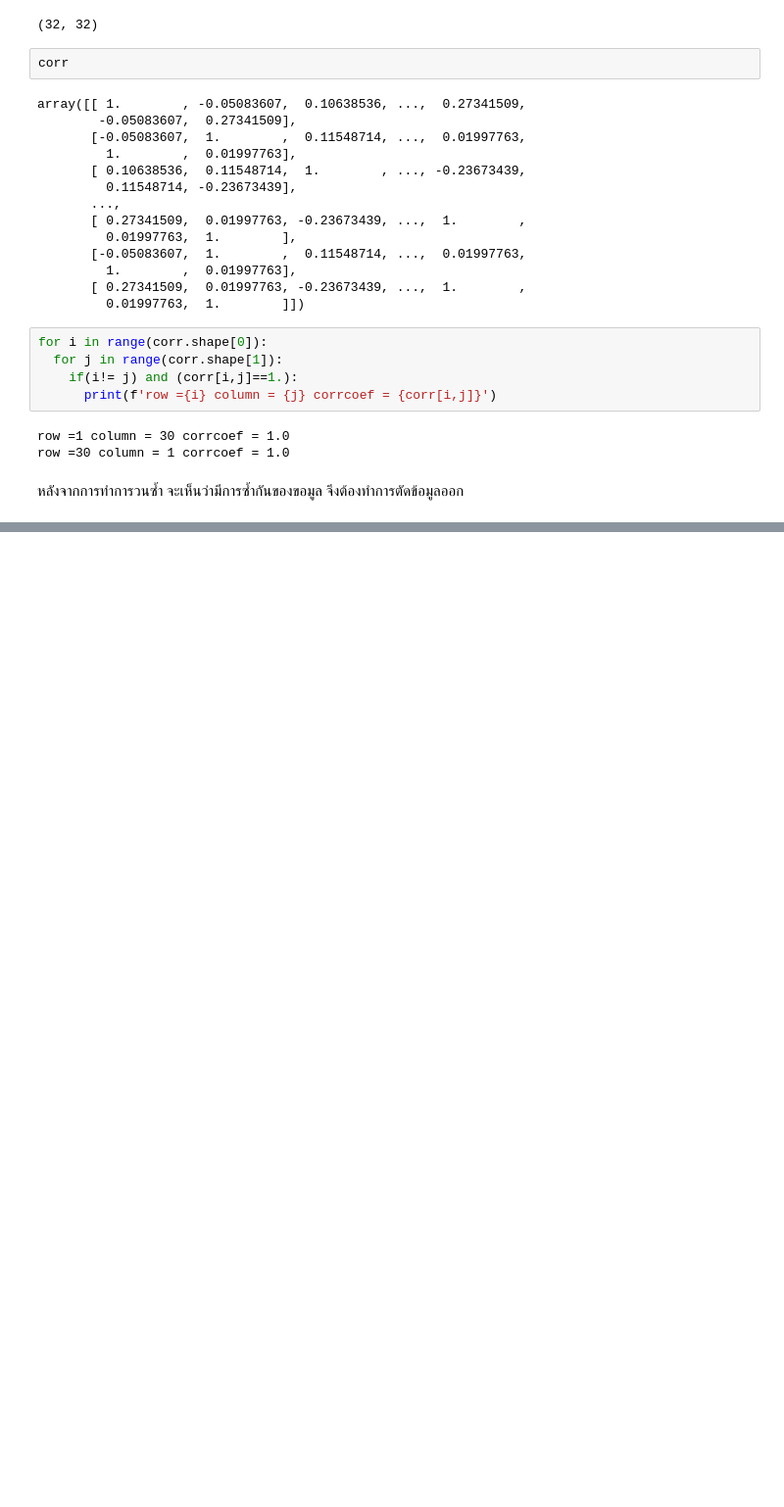
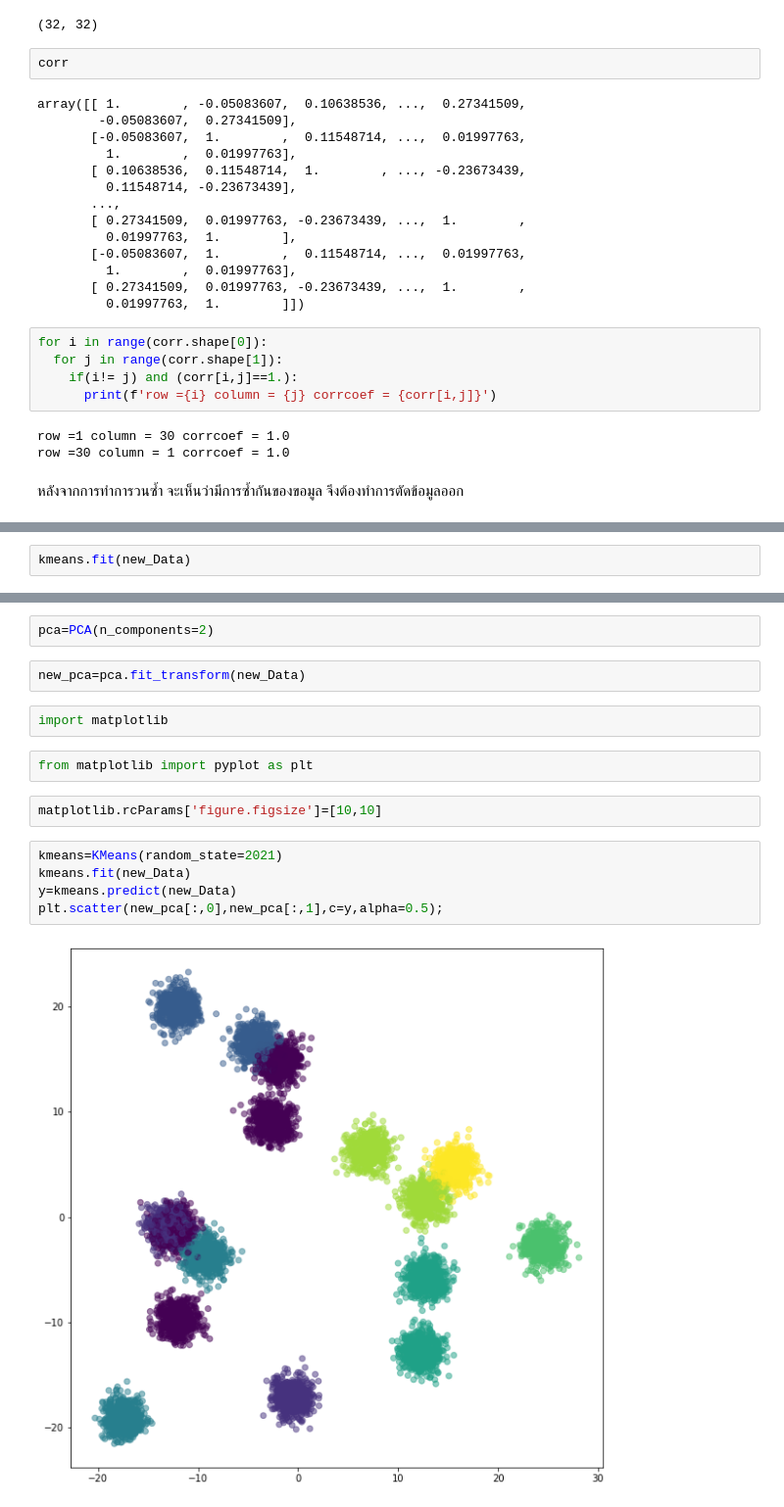
Before and after one commit to nichakornchaisuwan/multivariaet, a Jupyter notebook: Multivariate_Exam.ipynb, the cells around one changed output, grey strips where cells are left out. Shown at 98% size. Drawn from its saved outputs; the diff is of its cells as text; blank space fills up the shorter version.

```diff
--- a/Multivariate_Exam.ipynb
+++ b/Multivariate_Exam.ipynb
@@ -118,0 +131,2 @@ new_Data.shape
+# %%
+kmeans.fit(new_Data)
@@ -118,0 +169,17 @@ new_Data.shape
+# %%
+pca=PCA(n_components=2)
+# %%
+new_pca=pca.fit_transform(new_Data)
+# %%
+import matplotlib
+# %%
+from matplotlib import pyplot as plt
+# %%
+matplotlib.rcParams['figure.figsize']=[10,10]
+# %%
+kmeans=KMeans(random_state=2021)
+kmeans.fit(new_Data)
+y=kmeans.predict(new_Data)
+plt.scatter(new_pca[:,0],new_pca[:,1],c=y,alpha=0.5);
+# %% [output]
+[figure, added]
```
Also changed, not shown: parts of 14 cells of this notebook.
